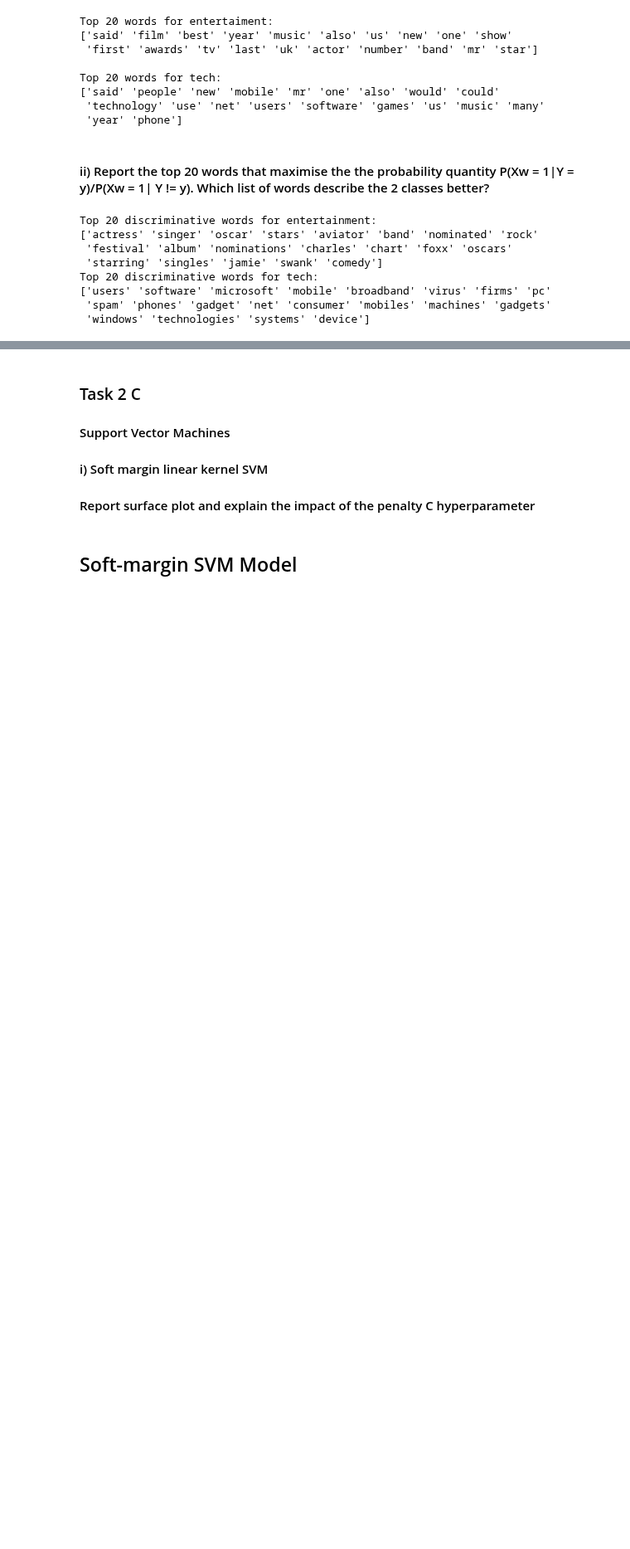
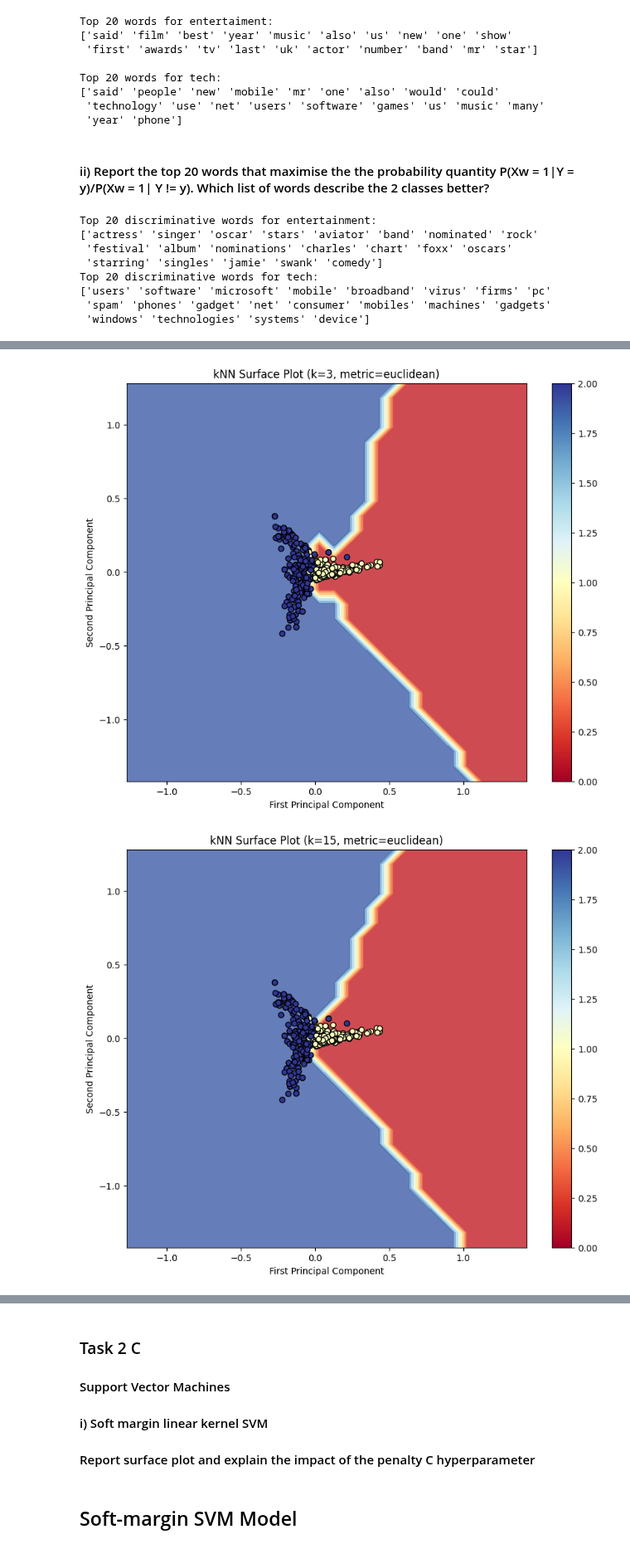
Before and after one commit to Compsci361-Group31/COMPSCI361-Assignment3, a Jupyter notebook: AS03.ipynb, the cells around one changed output, grey strips where cells are left out. Shown at 83% size. Saved outputs shown, nothing was run; the diff lists cells and outputs as text; code cells hidden in the pictures; blank space fills up the shorter version.

```diff
--- a/AS03.ipynb
+++ b/AS03.ipynb
@@ -217,3 +221,74 @@ Top 20 discriminative words for tech:
 # %%
-# code for task 2 b
-# for surface plots check note on assignment pdf at bottom of task 2
+import pandas as pd
+import numpy as np
+import matplotlib.pyplot as plt
+from sklearn.feature_extraction.text import TfidfVectorizer
+from sklearn.neighbors import KNeighborsClassifier
+from sklearn.metrics import confusion_matrix, classification_report
+from sklearn.decomposition import PCA
+from sklearn.preprocessing import LabelEncoder
+
+# load data
+train_df = pd.read_csv('train.csv', header=None, names=['id', 'text', 'label'])
+test_df = pd.read_csv('test.csv', header=None, names=['id', 'text', 'label'])
+
+# vectorize text using TF-IDF
+vectorizer = TfidfVectorizer()
+X_train = vectorizer.fit_transform(train_df['text'])
+X_test = vectorizer.transform(test_df['text'])
+
+y_train = train_df['label']
+y_test = test_df['label']
+
+# train kNN classifier
+knn = KNeighborsClassifier(n_neighbors=5)
+knn.fit(X_train, y_train)
+
+# predict and evaluate
+y_pred = knn.predict(X_test)
+
+print("Confusion Matrix:")
+print(confusion_matrix(y_test, y_pred))
+
+print("\nClassification Report:")
+print(classification_report(y_test, y_pred))
+
+
+# Convert to dense and apply PCA for 2D visualization
+X_train_dense = X_train.toarray()
+pca = PCA(n_components=2)
+X_train_2d = pca.fit_transform(X_train_dense)
+
+# Convert string labels to numeric for plotting
+from sklearn.preprocessing import LabelEncoder
+label_encoder = LabelEncoder()
+y_train_numeric = label_encoder.fit_transform(y_train)
+
+# Function to create surface plot
+def create_surface_plot(X_2d, y_numeric, k_val, distance_metric):
+    knn_2d = KNeighborsClassifier(n_neighbors=k_val, metric=distance_metric)
+    knn_2d.fit(X_2d, y_numeric)
+
+    # Create mesh for decision boundary
+    h = 0.1
+    x_min, x_max = X_2d[:, 0].min() - 1, X_2d[:, 0].max() + 1
+    y_min, y_max = X_2d[:, 1].min() - 1, X_2d[:, 1].max() + 1
+    xx, yy = np.meshgrid(np.arange(x_min, x_max, h), np.arange(y_min, y_max, h))
+
+    Z = knn_2d.predict(np.c_[xx.ravel(), yy.ravel()])
+    Z = Z.reshape(xx.shape)
+
+    plt.figure(figsize=(10, 8))
+    plt.contourf(xx, yy, Z, alpha=0.8, cmap='RdYlBu')
+    plt.scatter(X_2d[:, 0], X_2d[:, 1], c=y_numeric, cmap='RdYlBu', edgecolors='black')
+    plt.colorbar()
+    plt.title(f'kNN Surface Plot (k={k_val}, metric={distance_metric})')
+    plt.xlabel('First Principal Component')
+    plt.ylabel('Second Principal Component')
+    plt.show()
+
+# Create surface plots with different hyperparameters
+create_surface_plot(X_train_2d, y_train_numeric, 3, 'euclidean')  # Small k
+create_surface_plot(X_train_2d, y_train_numeric, 15, 'euclidean') # Large k
+create_surface_plot(X_train_2d, y_train_numeric, 5, 'manhattan')  # Different metric
+# %% [output]
@@ -219,0 +310,2 @@ Top 20 discriminative words for tech:
+[figure, added]
+[figure, added]
```
Also changed, not shown: parts of 2 cells of this notebook.
